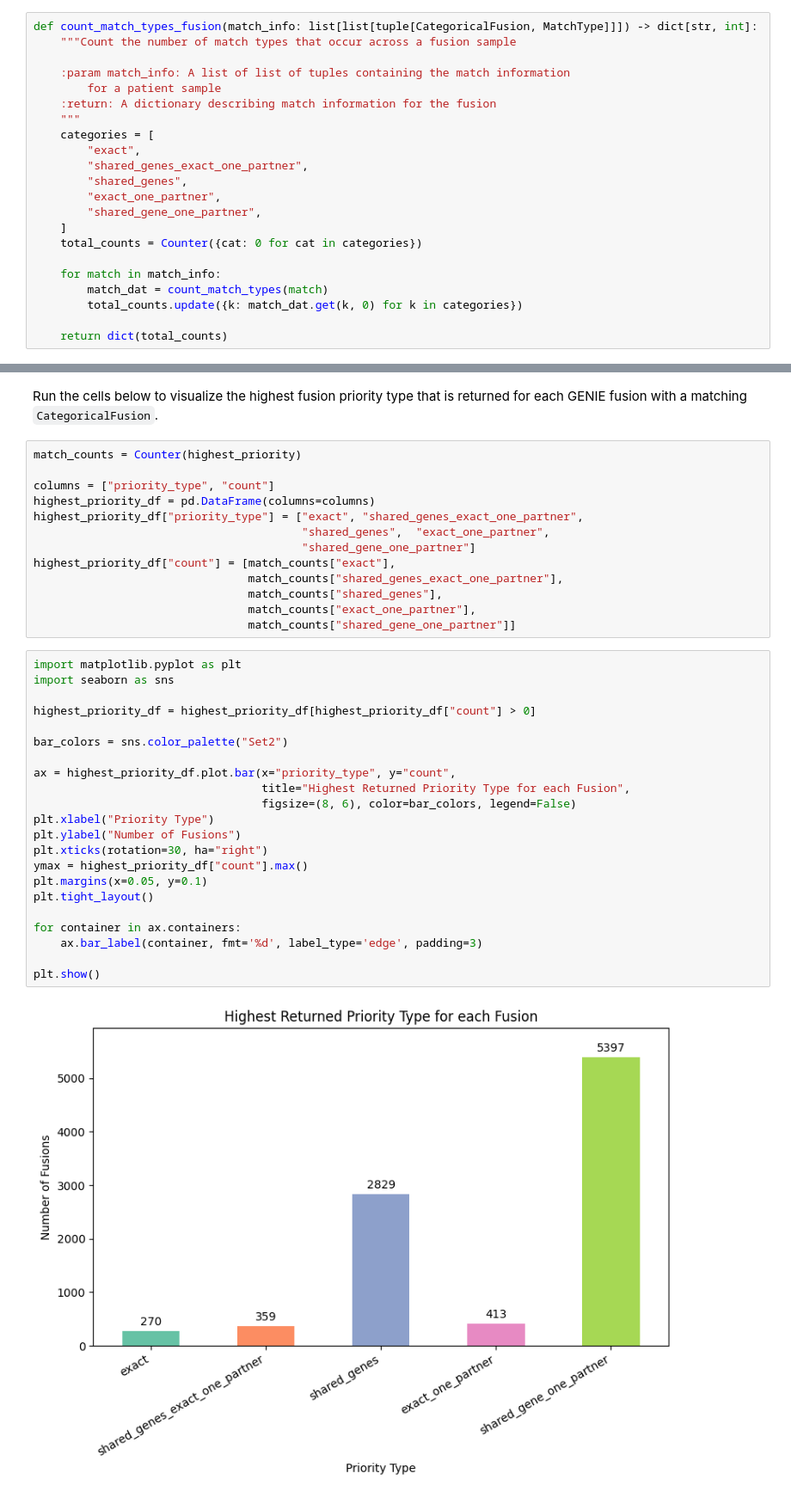
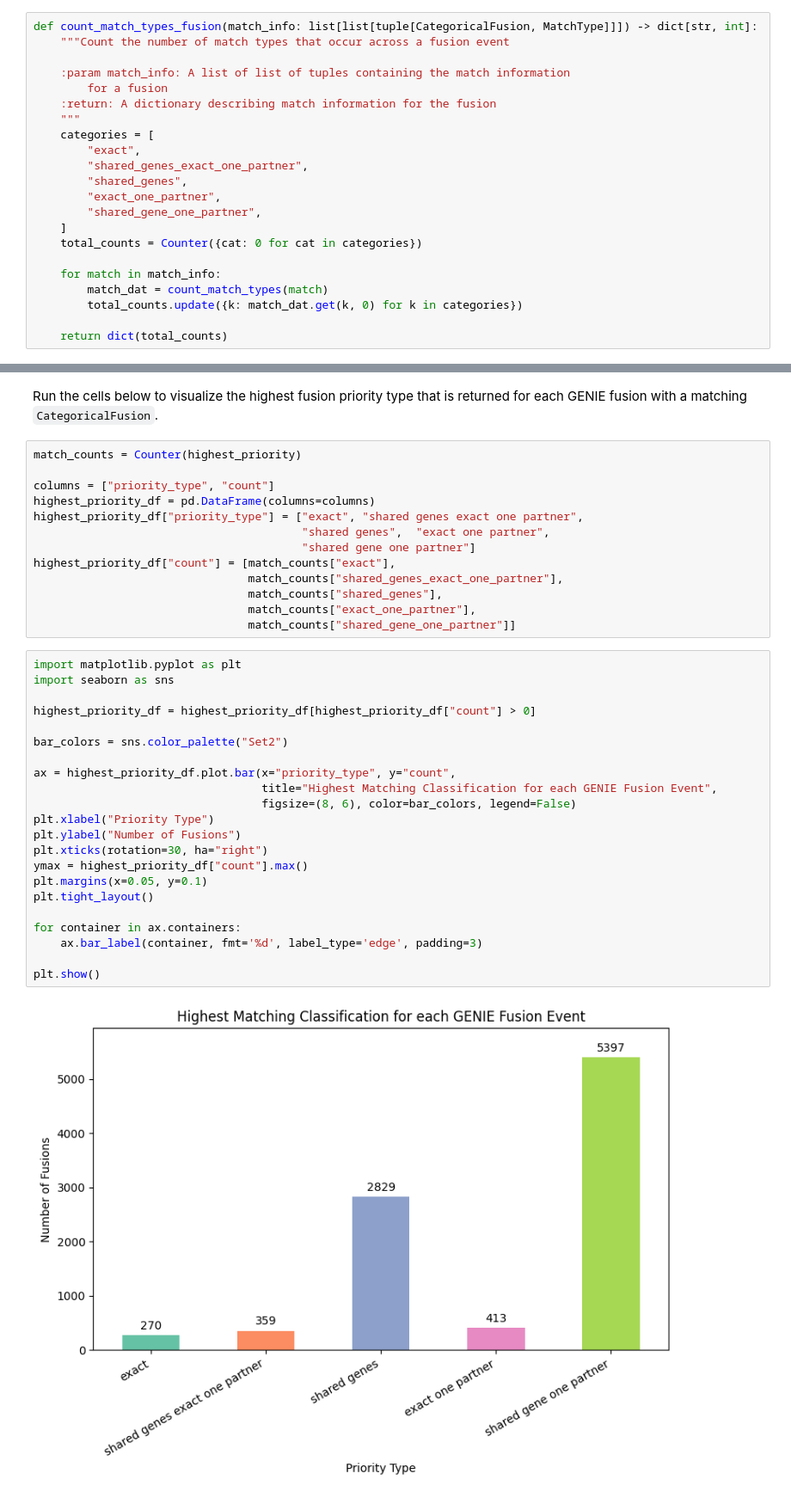
Before and after one commit to cancervariants/fusor, a Jupyter notebook: notebooks/demonstrative_analysis/genie_analysis.ipynb, the cells around one changed output, grey strips where cells are left out. Shown: that part at 86% size. Cells and saved outputs as stored; diff of their text form.

```diff
--- a/notebooks/demonstrative_analysis/genie_analysis.ipynb
+++ b/notebooks/demonstrative_analysis/genie_analysis.ipynb
@@ -607,10 +710,10 @@ def count_match_types(matches: list[tuple[CategoricalFusion, MatchType]]) -> dic
     return {map[key]: value for key, value in element_counts.items()}
 # %%
 def count_match_types_fusion(match_info: list[list[tuple[CategoricalFusion, MatchType]]]) -> dict[str, int]:
-    """Count the number of match types that occur across a fusion sample
+    """Count the number of match types that occur across a fusion event
 
     :param match_info: A list of list of tuples containing the match information
-        for a patient sample
+        for a fusion
     :return: A dictionary describing match information for the fusion
     """
     categories = [
@@ -645,9 +748,9 @@ match_counts = Counter(highest_priority)
 
 columns = ["priority_type", "count"]
 highest_priority_df = pd.DataFrame(columns=columns)
-highest_priority_df["priority_type"] = ["exact", "shared_genes_exact_one_partner",
-                                        "shared_genes",  "exact_one_partner",
-                                        "shared_gene_one_partner"]
+highest_priority_df["priority_type"] = ["exact", "shared genes exact one partner",
+                                        "shared genes",  "exact one partner",
+                                        "shared gene one partner"]
 highest_priority_df["count"] = [match_counts["exact"],
                                 match_counts["shared_genes_exact_one_partner"],
                                 match_counts["shared_genes"],
@@ -656,24 +759,24 @@ highest_priority_df["count"] = [match_counts["exact"],
 # %%
 import matplotlib.pyplot as plt
 import seaborn as sns
 
 highest_priority_df = highest_priority_df[highest_priority_df["count"] > 0]
 
 bar_colors = sns.color_palette("Set2")
 
 ax = highest_priority_df.plot.bar(x="priority_type", y="count",
-                                  title="Highest Returned Priority Type for each Fusion",
+                                  title="Highest Matching Classification for each GENIE Fusion Event",
                                   figsize=(8, 6), color=bar_colors, legend=False)
 plt.xlabel("Priority Type")
 plt.ylabel("Number of Fusions")
 plt.xticks(rotation=30, ha="right")
 ymax = highest_priority_df["count"].max()
 plt.margins(x=0.05, y=0.1)
 plt.tight_layout()
 
 for container in ax.containers:
     ax.bar_label(container, fmt='%d', label_type='edge', padding=3)
 
 plt.show()
 # %% [output]
-[figure, old version]
+[figure, new version]
```
Also changed, not shown: parts of 45 cells of this notebook.
